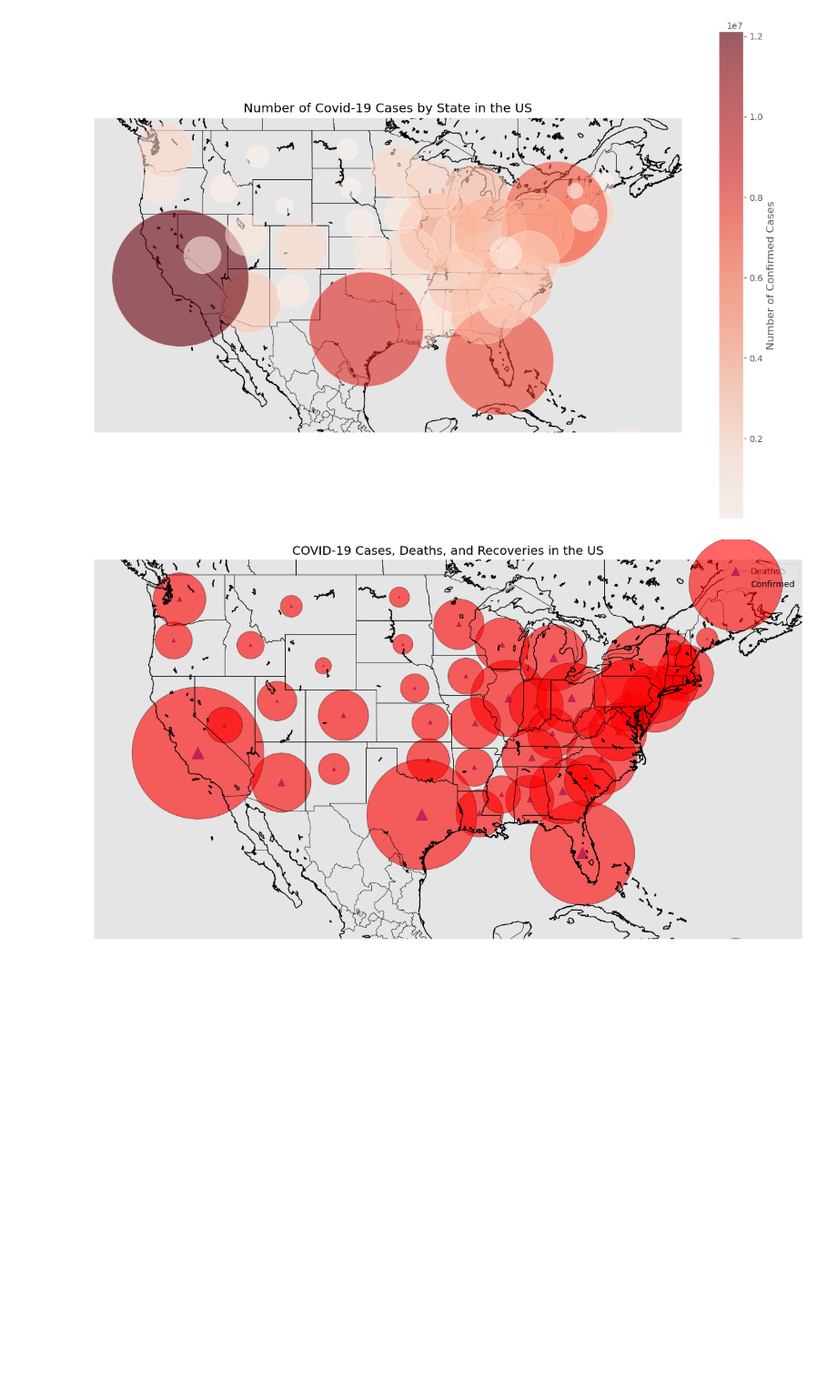
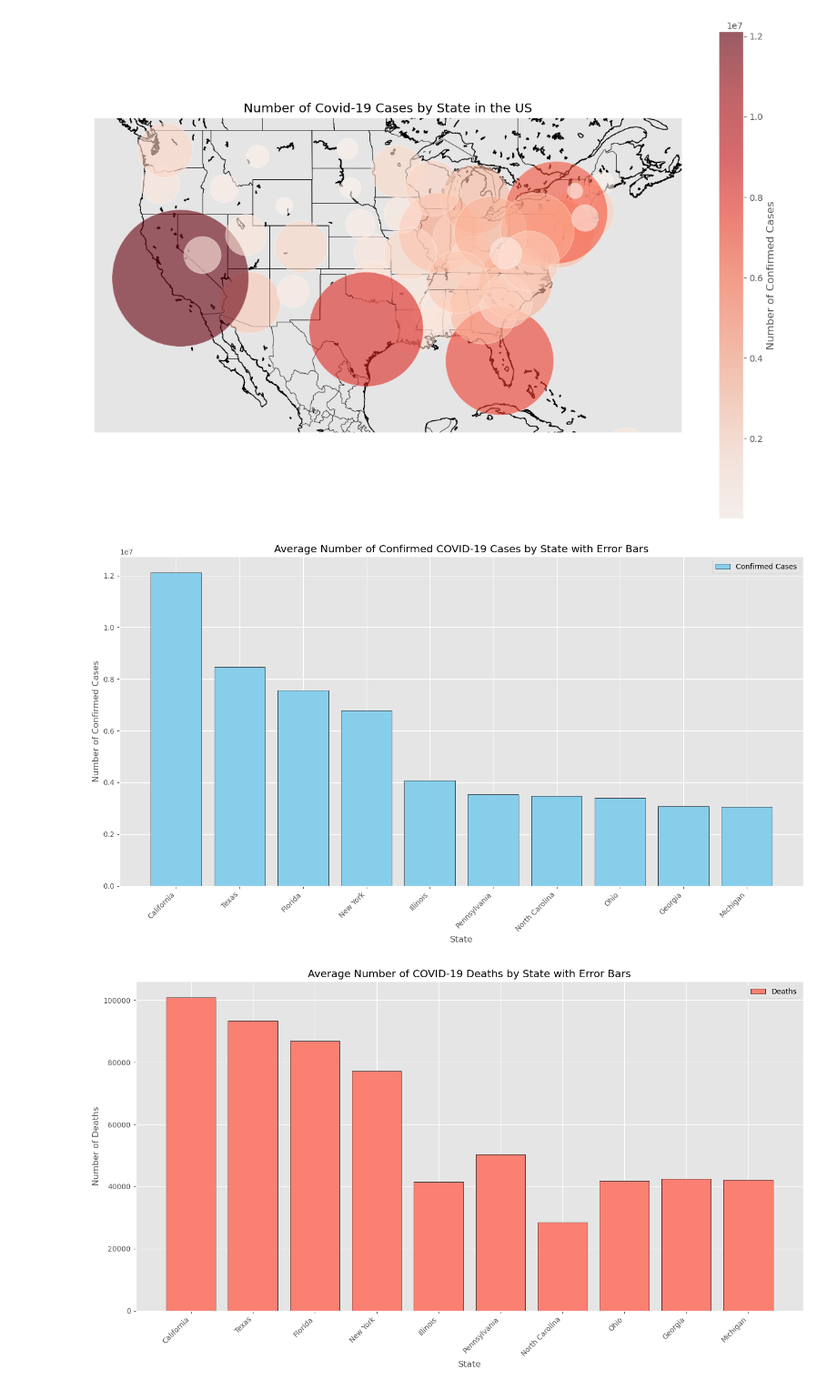
Before and after one commit to jwmathis/Project4, a Jupyter notebook: Project4.ipynb, the cells around one changed output. Shown at 91% size. Saved outputs shown, nothing was run; the diff lists cells and outputs as text; code cells hidden in the pictures; blank space fills up the shorter version.

```diff
--- a/Project4.ipynb
+++ b/Project4.ipynb
@@ -451,7 +464,7 @@ sns.pairplot(movies_df[['IMDB_Rating', 'Gross', 'Runtime']]);
 # %% [markdown]
 #### Loading the data
 # %%
-covid_df = pd.read_csv("JHU-03-08-2023.csv")
+covid_df = pd.read_csv("CSV Files//JHU-03-08-2023.csv")
 covid_df = covid_df.dropna(subset=['Lat', 'Long_'])
 # Fill missing values in 'Deaths', 'Recovered', and 'Confirmed' columns with zeros
 covid_df['Deaths'] = covid_df['Deaths'].fillna(0)
@@ -483,24 +496,50 @@ plt.colorbar(label='Number of Confirmed Cases')
 plt.title('Number of Covid-19 Cases by State in the US');
 # %% [output]
 [figure]
-# %%
-plt.figure(figsize=(15,10))
-m = Basemap(projection='merc', llcrnrlat=20, urcrnrlat=50, llcrnrlon=-130, urcrnrlon=-60, resolution='i')
-m.drawcoastlines()
-m.drawstates()
-m.drawcountries()
-
-# Convert lat/lon to map projection coordinates
-x, y = m(covid_df['Long_'].values, covid_df['Lat'].values)
-
-
-# Plot deaths
-m.scatter(x, y, s=covid_df['Deaths']/500, c='blue', alpha=0.6, edgecolors='k',linewidth=0.5, label='Deaths', marker='^')
-
-# Plot confirmed cases
-m.scatter(x, y, s=covid_df['Confirmed']/500, c='red', alpha=0.6, edgecolors='k', linewidth=0.5, label='Confirmed', marker='o')
-plt.legend()
-
-plt.title('COVID-19 Cases, Deaths, and Recoveries in the US');
-# %% [output]
-[figure, removed]
+# %%
+# Group by state and calculate mean and standard deviation for 'Confirmed' and 'Deaths'
+state_stats = covid_df.groupby('Province_State').agg({
+    'Confirmed': ['mean', 'std'],
+    'Deaths': ['mean', 'std']
+}).reset_index()
+
+# Flatten the MultiIndex columns
+state_stats.columns = ['Province_State', 'Confirmed_mean', 'Confirmed_std', 'Deaths_mean', 'Deaths_std']
+
+# Filter to get the top 10 states by mean confirmed cases
+top_states = state_stats.nlargest(10, 'Confirmed_mean')
+
+# Plotting the bar plot with error bars
+plt.figure(figsize=(14, 8))
+
+# Plot for confirmed cases
+plt.bar(top_states['Province_State'], top_states['Confirmed_mean'], yerr=top_states['Confirmed_std'],
+        capsize=5, color='skyblue', edgecolor='black', label='Confirmed Cases')
+
+# Adding labels and title
+plt.xlabel('State')
+plt.ylabel('Number of Confirmed Cases')
+plt.title('Average Number of Confirmed COVID-19 Cases by State with Error Bars')
+plt.xticks(rotation=45, ha='right')
+plt.legend()
+plt.tight_layout()
+plt.show()
+
+# Plotting the bar plot with error bars for deaths
+plt.figure(figsize=(14, 8))
+
+# Plot for deaths
+plt.bar(top_states['Province_State'], top_states['Deaths_mean'], yerr=top_states['Deaths_std'],
+        capsize=5, color='salmon', edgecolor='black', label='Deaths')
+
+# Adding labels and title
+plt.xlabel('State')
+plt.ylabel('Number of Deaths')
+plt.title('Average Number of COVID-19 Deaths by State with Error Bars')
+plt.xticks(rotation=45, ha='right')
+plt.legend()
+plt.tight_layout()
+plt.show()
+# %% [output]
+[figure, added]
+[figure, added]
```
Also changed, not shown: parts of 11 cells of this notebook, 16 other files.
